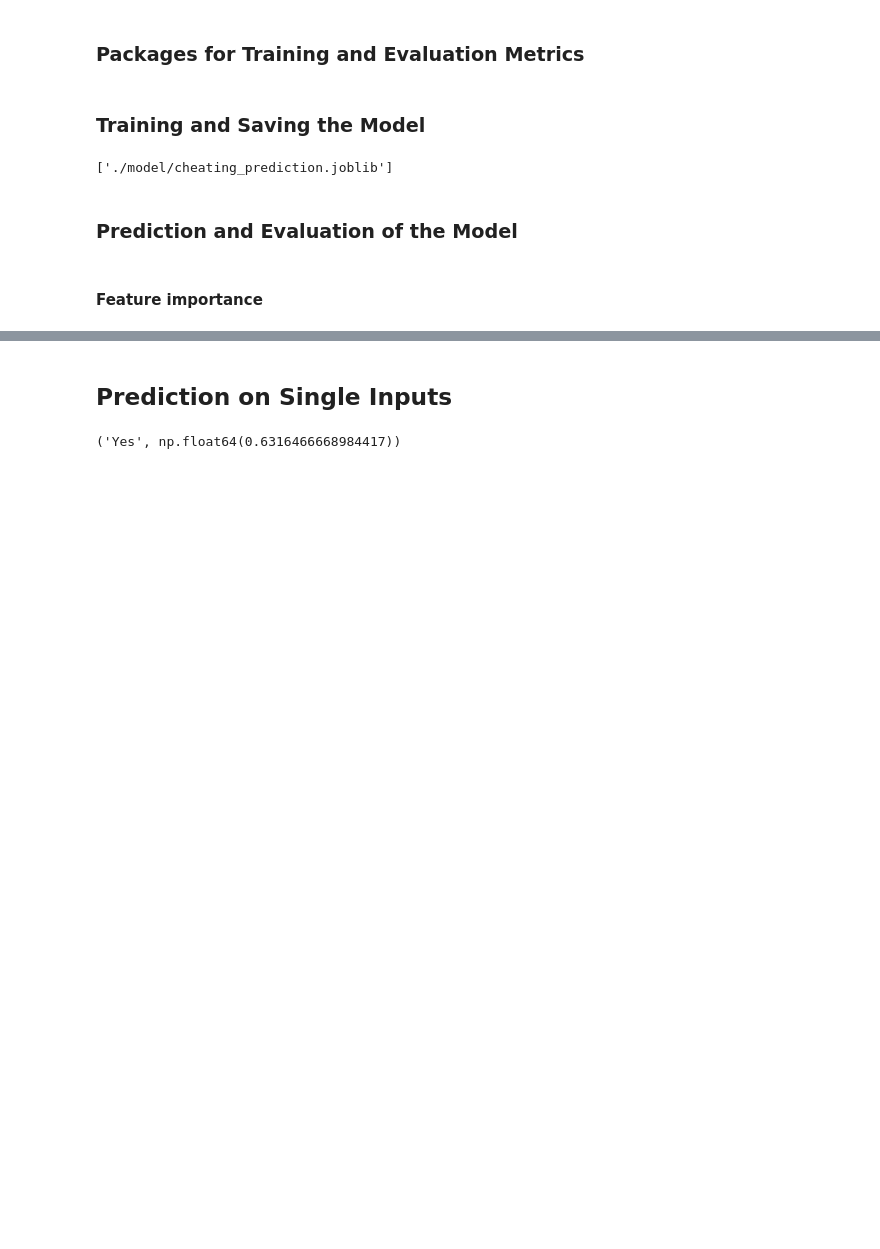
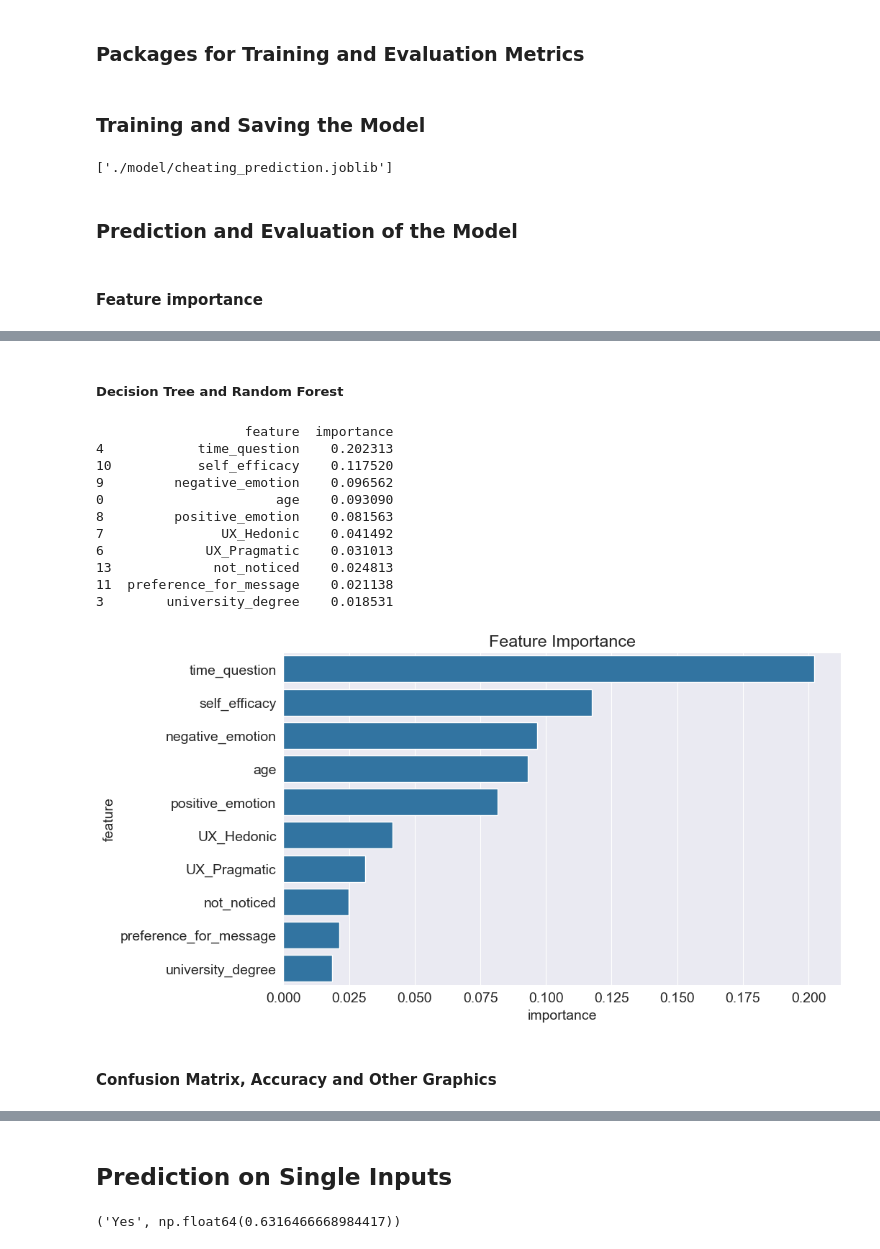
Before and after one commit to svdpmukherjee/ML-with-Scikit-Learn, a Jupyter notebook: Logistic_Regression/cheating_pattern.ipynb, the cells around one changed output, grey strips where cells are left out. Saved outputs shown, nothing was run; the diff lists cells and outputs as text; code cells hidden in the pictures; blank space fills up the shorter version.

```diff
--- a/Logistic_Regression/cheating_pattern.ipynb
+++ b/Logistic_Regression/cheating_pattern.ipynb
@@ -236,3 +273,30 @@ Passing `palette` without assigning `hue` is deprecated and will be removed in v
+# %% [markdown]
+##### Decision Tree and Random Forest
+# %%
+importance_df = pd.DataFrame({
+    'feature': X_train.columns,
+    'importance': model.feature_importances_
+}).sort_values('importance', ascending=False)
+
+print(importance_df.head(10))
+
+plt.title('Feature Importance')
+sns.barplot(data=importance_df.head(10), x='importance', y='feature');
+# %% [output]
+                   feature  importance
+4            time_question    0.202313
+10           self_efficacy    0.117520
+9         negative_emotion    0.096562
+0                      age    0.093090
+8         positive_emotion    0.081563
+7               UX_Hedonic    0.041492
+6             UX_Pragmatic    0.031013
+13             not_noticed    0.024813
+11  preference_for_message    0.021138
+3        university_degree    0.018531
+[figure, added]
+# %% [markdown]
+#### Confusion Matrix, Accuracy and Other Graphics ####
 # %%
 # Generate predictions and probabilities
 train_preds = model.predict(X_train)
```
Also changed, not shown: parts of 26 cells of this notebook, 6 other files.
